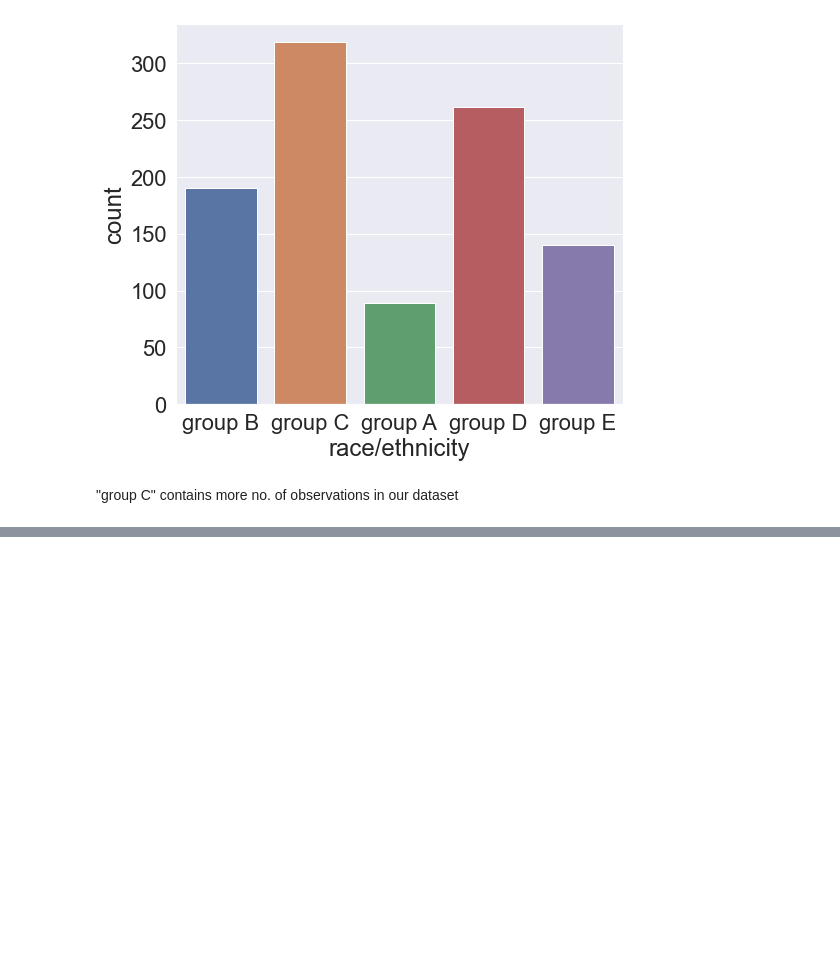
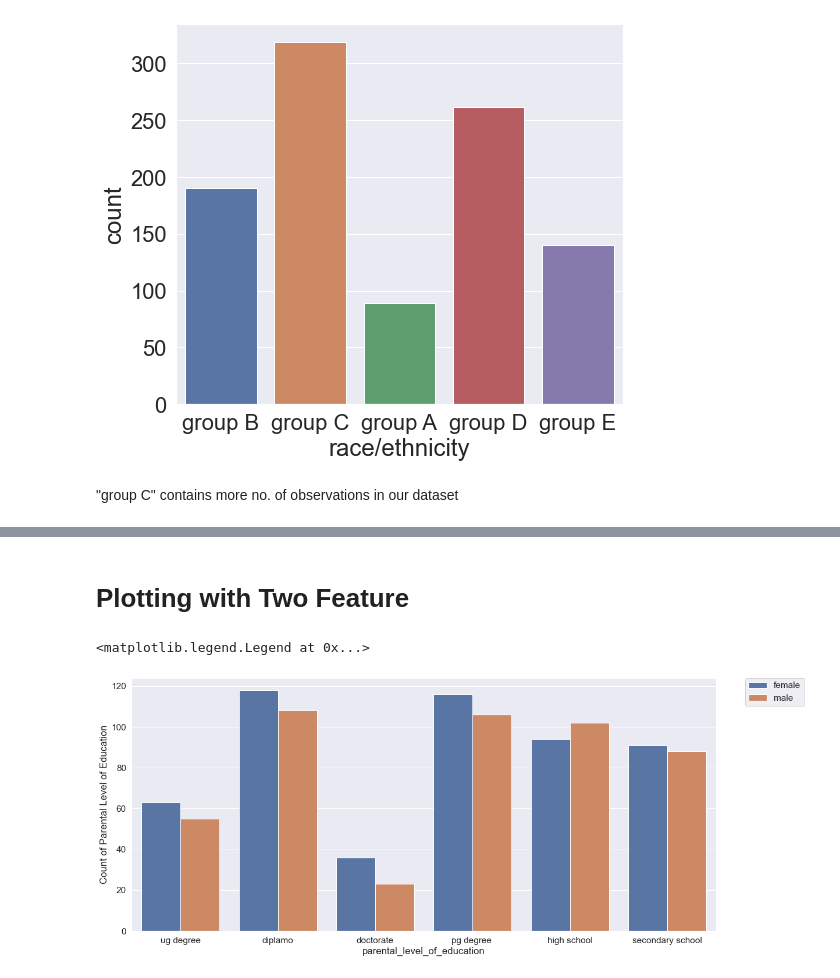
Before and after one commit to mohanrajreese/Students-Performence-Analyzer, a Jupyter notebook: main.ipynb, the cells around one changed output, grey strips where cells are left out. Saved outputs shown, nothing was run; the diff lists cells and outputs as text; code cells hidden in the pictures; blank space fills up the shorter version.

```diff
--- a/main.ipynb
+++ b/main.ipynb
@@ -108,0 +130,10 @@ sbn.countplot(x='race/ethnicity', data=data)
+# %% [markdown]
+# Plotting with Two Feature
+# %%
+plt.figure(figsize=(18,8))
+sbn.countplot(x="parental_level_of_education",hue="gender",data=data)
+plt.ylabel('Count of Parental Level of Education')
+plt.legend(bbox_to_anchor=(1.05, 1), loc=2, borderaxespad=0.)
+# %% [output]
+<matplotlib.legend.Legend at 0x...>
+[figure, added]
```
Also changed, not shown: parts of 9 cells of this notebook, 1 other file.
